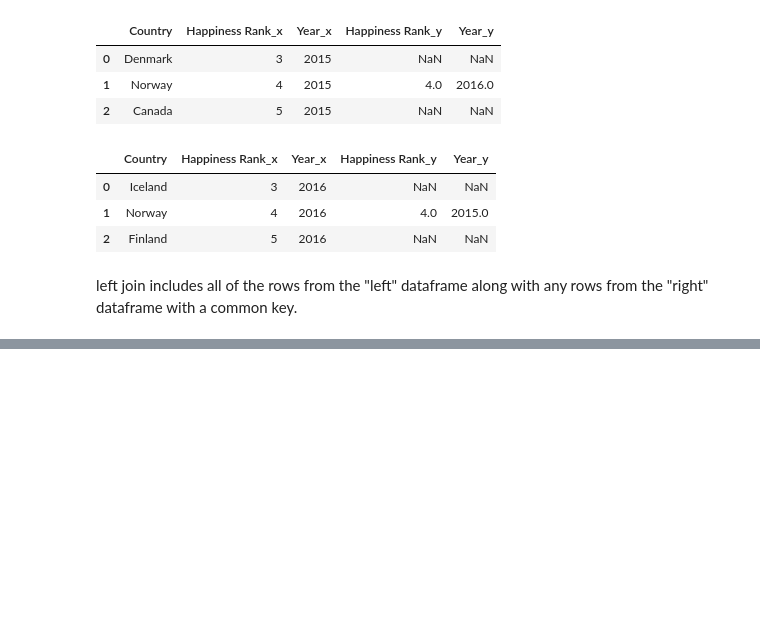
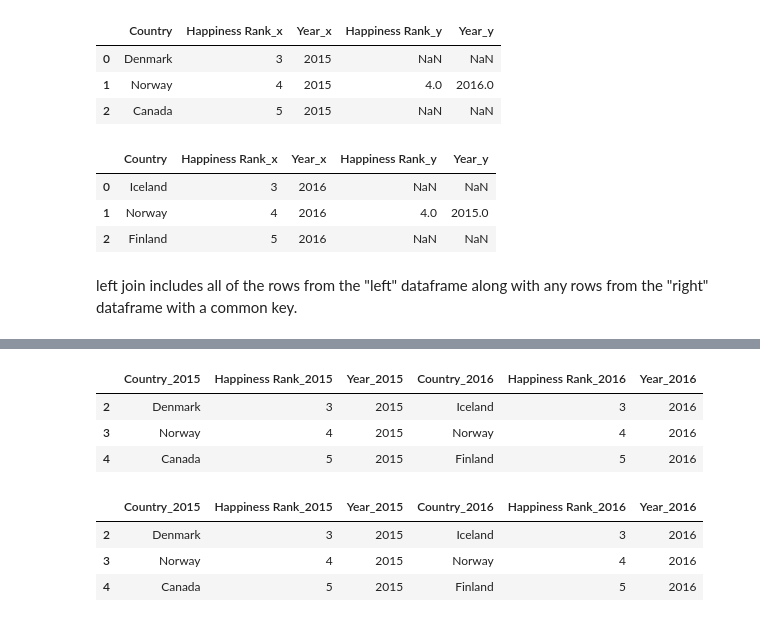
Before and after one commit to rhnyewale/Data-Cleaning-and-Analysis, a Jupyter notebook: Combining Data using Pandas.ipynb, the cells around one changed output, grey strips where cells are left out. Saved outputs shown, nothing was run; the diff lists cells and outputs as text; code cells hidden in the pictures; blank space fills up the shorter version.

```diff
--- a/Combining Data using Pandas.ipynb
+++ b/Combining Data using Pandas.ipynb
@@ -184,0 +203,15 @@ merged_updated_suffixes = pd.merge(left=three_2016, right=three_2015, how='left'
+# %%
+pd.merge(left=four_2015, right=three_2016, left_index=True, right_index=True, suffixes=('_2015','_2016'))
+# %% [output]
+|  | Country_2015 | Happiness Rank_2015 | Year_2015 | Country_2016 | Happiness Rank_2016 | Year_2016 |
+| 2 | Denmark | 3 | 2015 | Iceland | 3 | 2016 |
+| 3 | Norway | 4 | 2015 | Norway | 4 | 2016 |
+| 4 | Canada | 5 | 2015 | Finland | 5 | 2016 |
+# %%
+merge_index = pd.merge(left = four_2015,right = three_2016, left_index = True, right_index = True, suffixes = ('_2015','_2016'))
+merge_index
+# %% [output]
+|  | Country_2015 | Happiness Rank_2015 | Year_2015 | Country_2016 | Happiness Rank_2016 | Year_2016 |
+| 2 | Denmark | 3 | 2015 | Iceland | 3 | 2016 |
+| 3 | Norway | 4 | 2015 | Norway | 4 | 2016 |
+| 4 | Canada | 5 | 2015 | Finland | 5 | 2016 |
```
Also changed, not shown: parts of 4 cells of this notebook.
